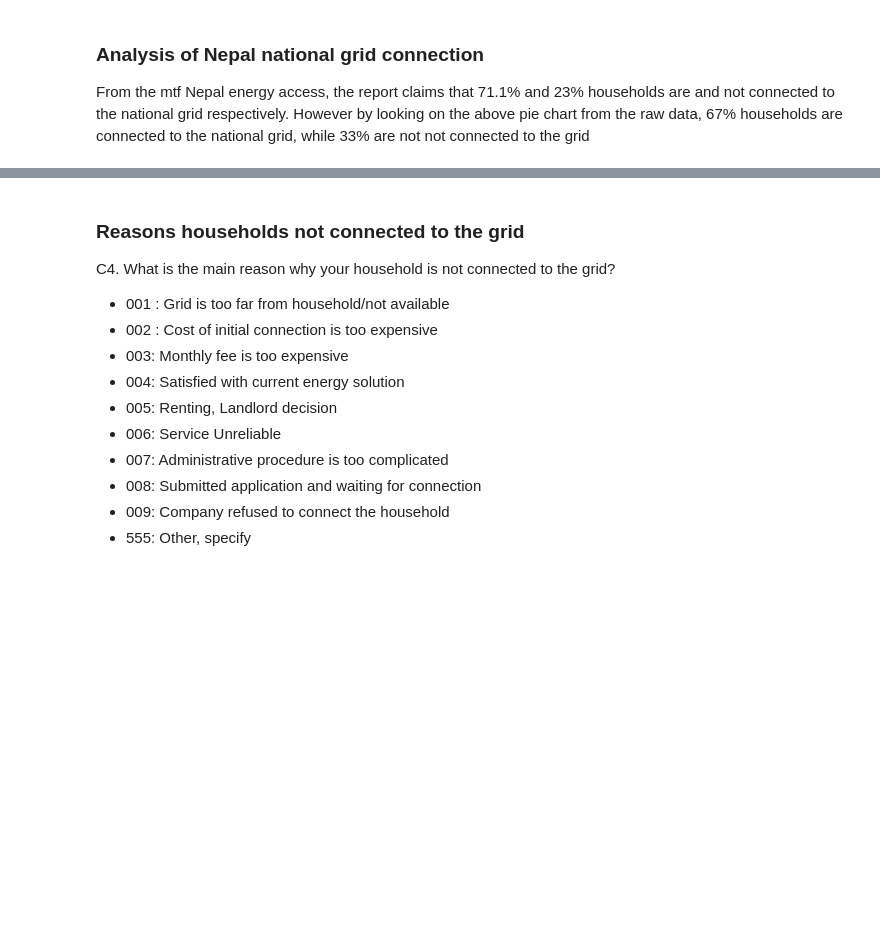
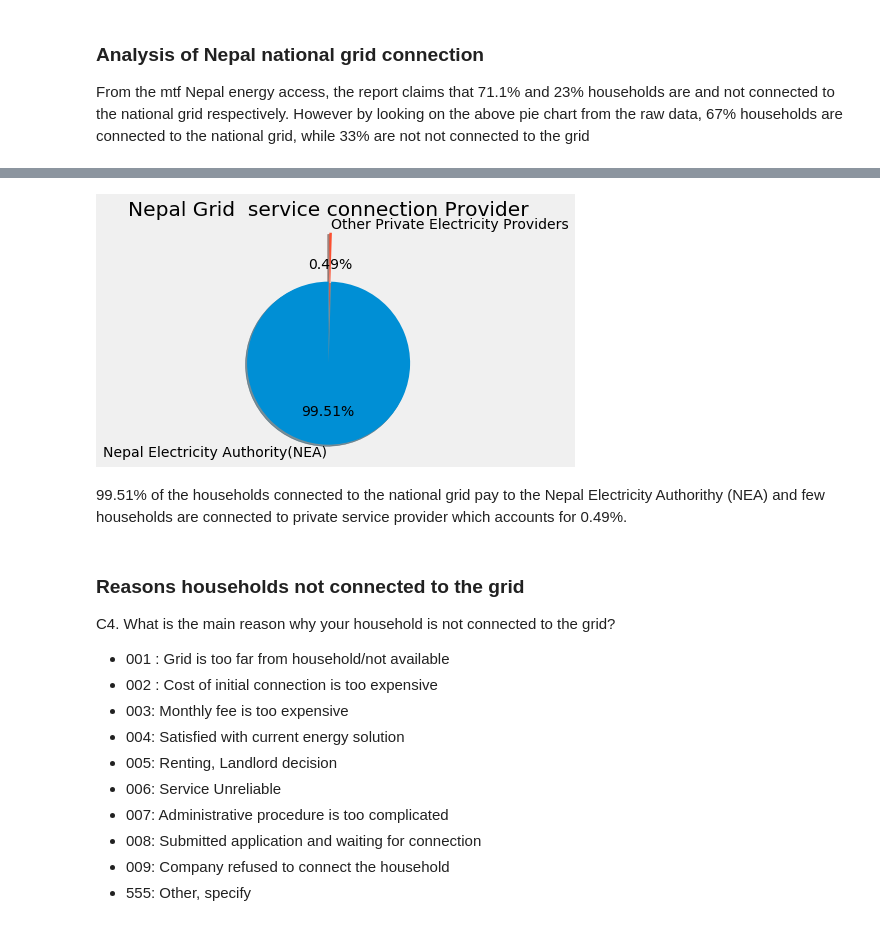
Before and after one commit to alfonsocaiazzo/esmap-mtf-data, a Jupyter notebook: Nepal/Nepal_Energy_Access_Analysis.ipynb, the cells around one changed output, grey strips where cells are left out. Saved outputs shown, nothing was run; the diff lists cells and outputs as text; code cells hidden in the pictures; blank space fills up the shorter version.

```diff
--- a/Nepal/Nepal_Energy_Access_Analysis.ipynb
+++ b/Nepal/Nepal_Energy_Access_Analysis.ipynb
@@ -57,0 +78,5 @@ main_dataset.shape
+# %%
+
+column_names = main_dataset.columns
+household_info_columns = column_names[:19]
+electricity_df[household_info_columns].head()
@@ -57,0 +93,11 @@ main_dataset.shape
+# %%
+#Obtaining C section list
+c_section = [column for column in column_names if column.startswith('C')]
+type(c_section)
+c_section[4:]
+c_section.sort()
+
+c_section
+target_columns = list(itertools.chain(household_info_columns ,c_section))
+electricity_df = main_dataset[target_columns]
+electricity_df.head()
@@ -97 +159,24 @@ From the mtf Nepal energy access, the report claims that 71.1% and 23% household
+# %%
+service_provider = electricity_df['C7']
+#filling NAN values with zero
+service_provider.fillna(0)
+service_provider_def = service_provider.to_frame()
+type(service_provider_def)
+Perc_service_provider = (service_provider.value_counts(normalize = True)*100)
+Perc_service_provider
+
+# plotting the pie chart
+labels = "Nepal Electricity Authority(NEA)",  "Other Private Electricity Providers"
+explode = (0.1,0.5 )
+fig1, ax1 = plt.subplots()
+ax1.pie(Perc_service_provider, explode=explode, labels=labels, autopct='%1.2f%%',shadow=True, startangle=90)
+ax1.axis('equal')
+#ax1.title("Nepal Grid connection ")
+ax1.set_title("Nepal Grid  service connection Provider")
+
+plt.show()
+# %% [output]
+[figure, added]
+# %% [markdown]
+99.51% of the households connected to the national grid pay to the Nepal Electricity Authorithy (NEA) and few households are connected to private service provider which accounts for 0.49%.
 # %% [markdown]
```
Also changed, not shown: parts of 14 cells of this notebook.
